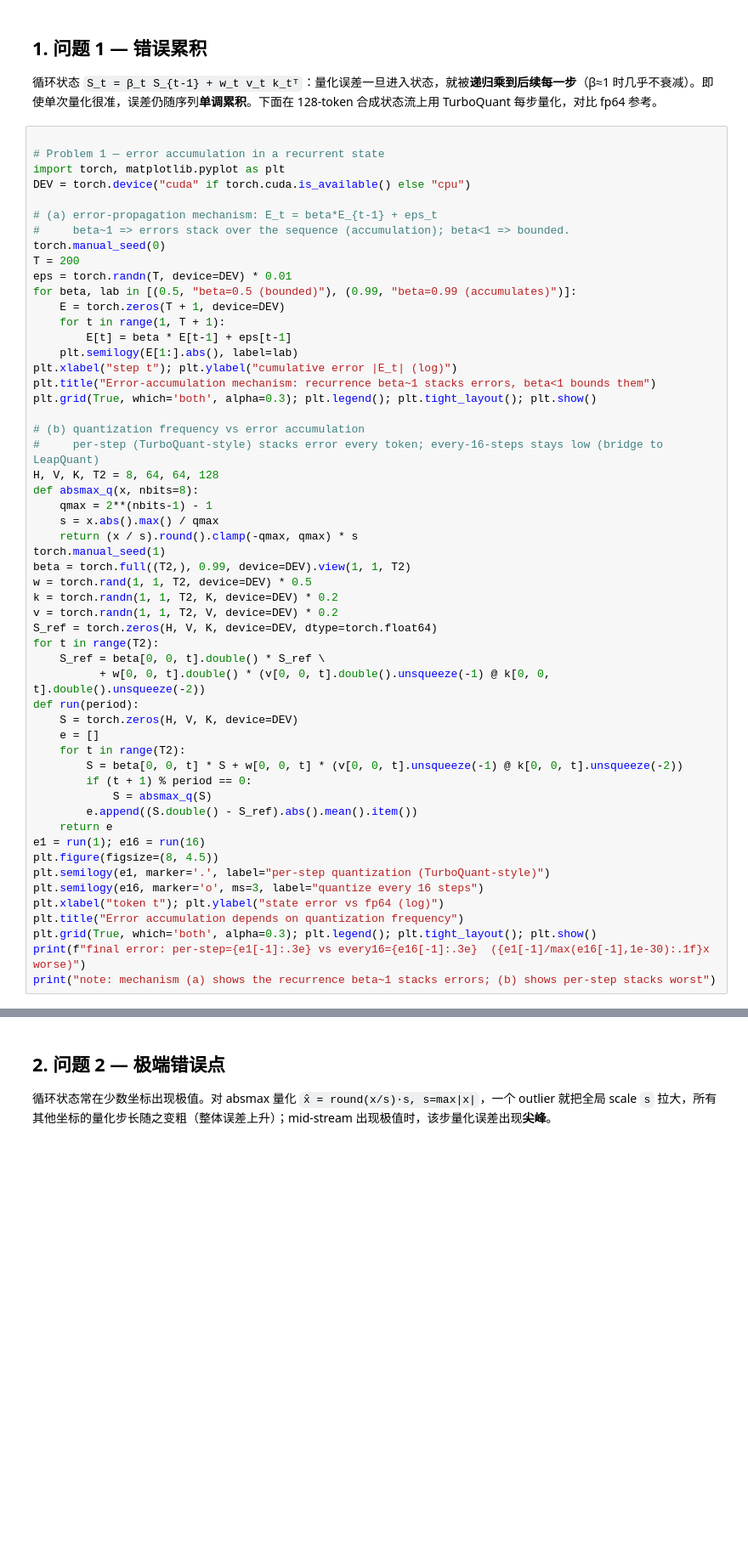
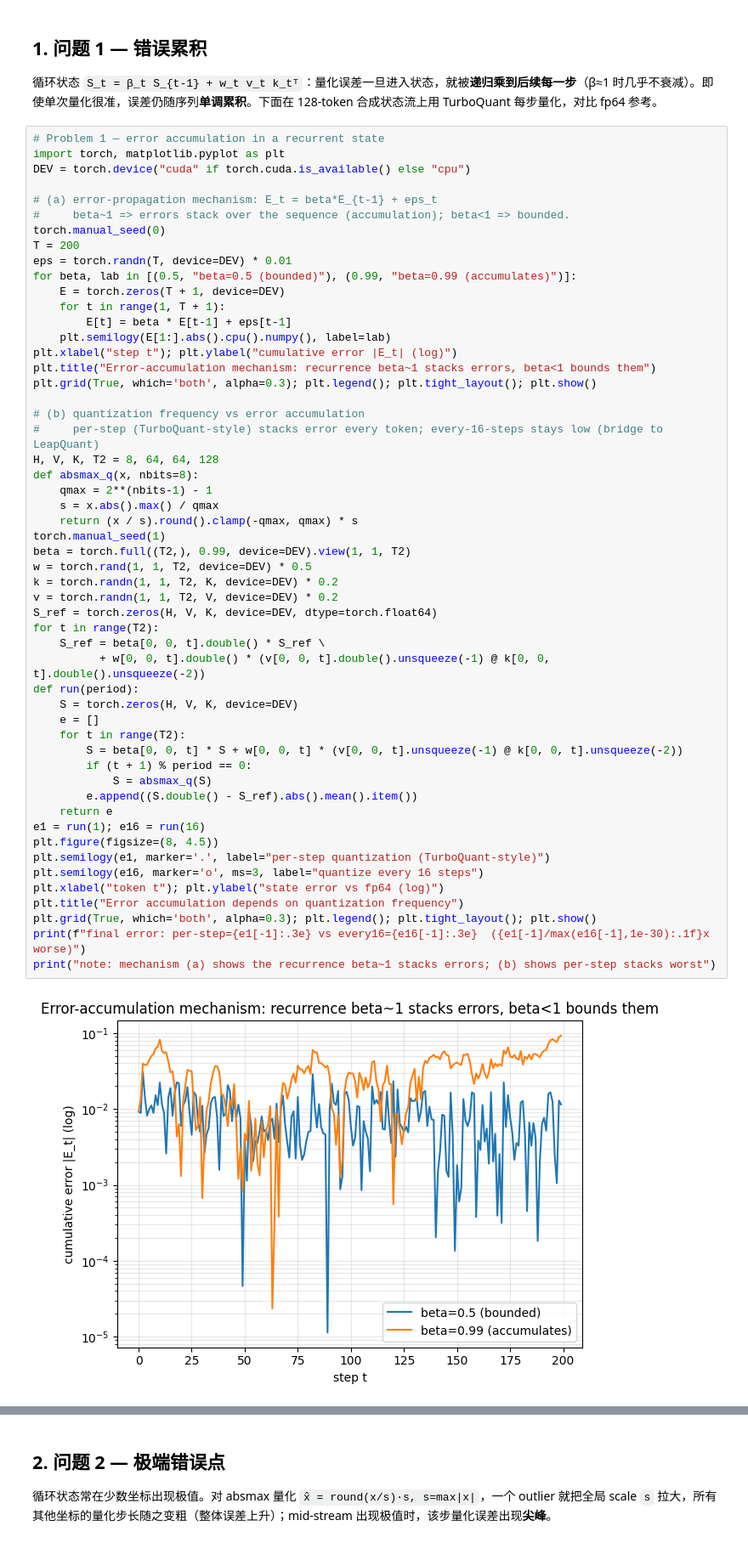
Before and after one commit to yanghaocsg/awesome_quant_algo, a Jupyter notebook: turboquant_exp/colab_01_problem.ipynb, the cells around one changed output, grey strips where cells are left out. Shown at 85% size. Drawn from its saved outputs; the diff is of its cells as text; blank space fills up the shorter version.

```diff
--- a/turboquant_exp/colab_01_problem.ipynb
+++ b/turboquant_exp/colab_01_problem.ipynb
@@ -51,7 +56,6 @@ print("TurboQuant quantizer ready: 8-bit 256-level Lloyd-Max on rotated coords |
 
 循环状态 `S_t = β_t S_{t-1} + w_t v_t k_tᵀ`：量化误差一旦进入状态，就被**递归乘到后续每一步**（β≈1 时几乎不衰减）。即使单次量化很准，误差仍随序列**单调累积**。下面在 128-token 合成状态流上用 TurboQuant 每步量化，对比 fp64 参考。
 # %%
-
 # Problem 1 — error accumulation in a recurrent state
 import torch, matplotlib.pyplot as plt
 DEV = torch.device("cuda" if torch.cuda.is_available() else "cpu")
@@ -65,7 +69,7 @@ for beta, lab in [(0.5, "beta=0.5 (bounded)"), (0.99, "beta=0.99 (accumulates)")
     E = torch.zeros(T + 1, device=DEV)
     for t in range(1, T + 1):
         E[t] = beta * E[t-1] + eps[t-1]
-    plt.semilogy(E[1:].abs(), label=lab)
+    plt.semilogy(E[1:].abs().cpu().numpy(), label=lab)
 plt.xlabel("step t"); plt.ylabel("cumulative error |E_t| (log)")
 plt.title("Error-accumulation mechanism: recurrence beta~1 stacks errors, beta<1 bounds them")
 plt.grid(True, which='both', alpha=0.3); plt.legend(); plt.tight_layout(); plt.show()
@@ -77,30 +81,32 @@ def absmax_q(x, nbits=8):
     qmax = 2**(nbits-1) - 1
     s = x.abs().max() / qmax
     return (x / s).round().clamp(-qmax, qmax) * s
 torch.manual_seed(1)
 beta = torch.full((T2,), 0.99, device=DEV).view(1, 1, T2)
 w = torch.rand(1, 1, T2, device=DEV) * 0.5
 k = torch.randn(1, 1, T2, K, device=DEV) * 0.2
 v = torch.randn(1, 1, T2, V, device=DEV) * 0.2
 S_ref = torch.zeros(H, V, K, device=DEV, dtype=torch.float64)
 for t in range(T2):
     S_ref = beta[0, 0, t].double() * S_ref \
           + w[0, 0, t].double() * (v[0, 0, t].double().unsqueeze(-1) @ k[0, 0, t].double().unsqueeze(-2))
 def run(period):
     S = torch.zeros(H, V, K, device=DEV)
     e = []
     for t in range(T2):
         S = beta[0, 0, t] * S + w[0, 0, t] * (v[0, 0, t].unsqueeze(-1) @ k[0, 0, t].unsqueeze(-2))
         if (t + 1) % period == 0:
             S = absmax_q(S)
         e.append((S.double() - S_ref).abs().mean().item())
     return e
 e1 = run(1); e16 = run(16)
 plt.figure(figsize=(8, 4.5))
 plt.semilogy(e1, marker='.', label="per-step quantization (TurboQuant-style)")
 plt.semilogy(e16, marker='o', ms=3, label="quantize every 16 steps")
 plt.xlabel("token t"); plt.ylabel("state error vs fp64 (log)")
 plt.title("Error accumulation depends on quantization frequency")
 plt.grid(True, which='both', alpha=0.3); plt.legend(); plt.tight_layout(); plt.show()
 print(f"final error: per-step={e1[-1]:.3e} vs every16={e16[-1]:.3e}  ({e1[-1]/max(e16[-1],1e-30):.1f}x worse)")
 print("note: mechanism (a) shows the recurrence beta~1 stacks errors; (b) shows per-step stacks worst")
+# %% [output]
+[figure, added]
```
Also changed, not shown: parts of 4 cells of this notebook.
